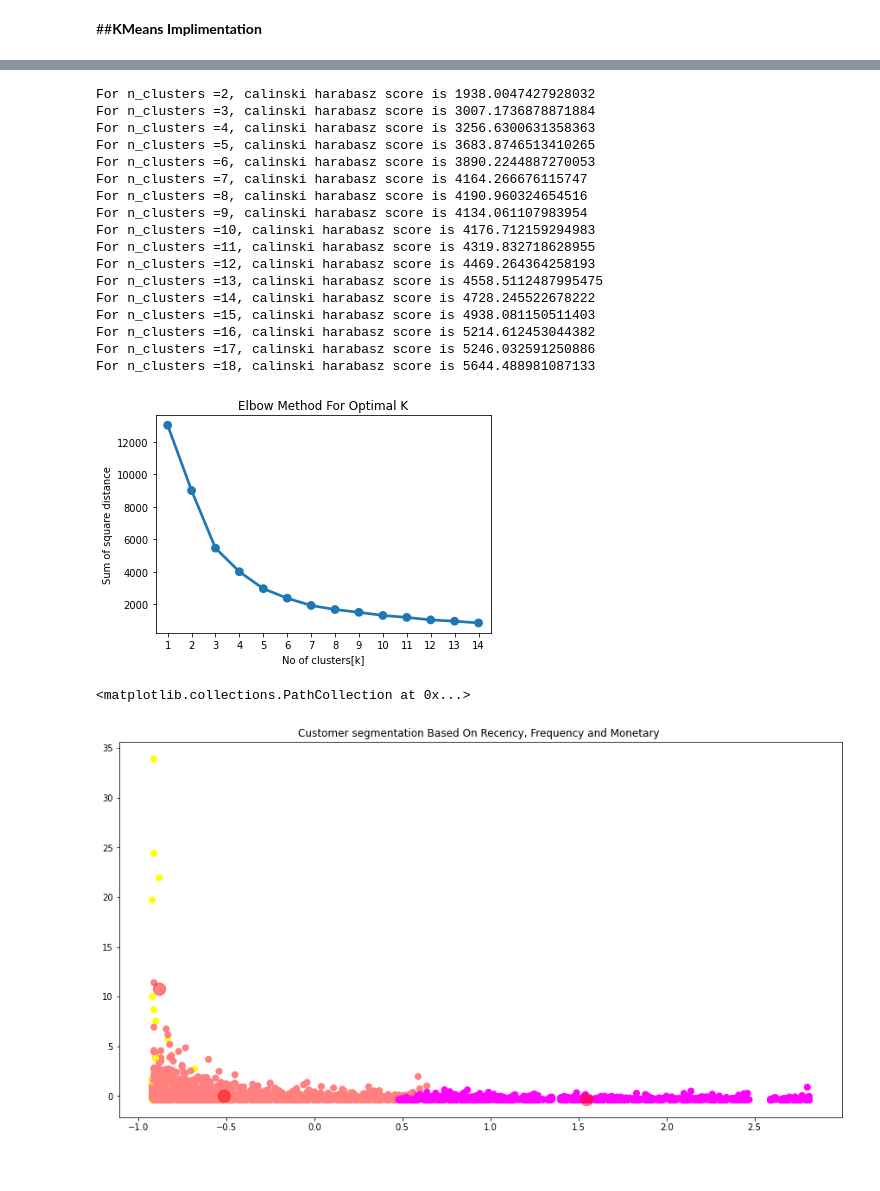
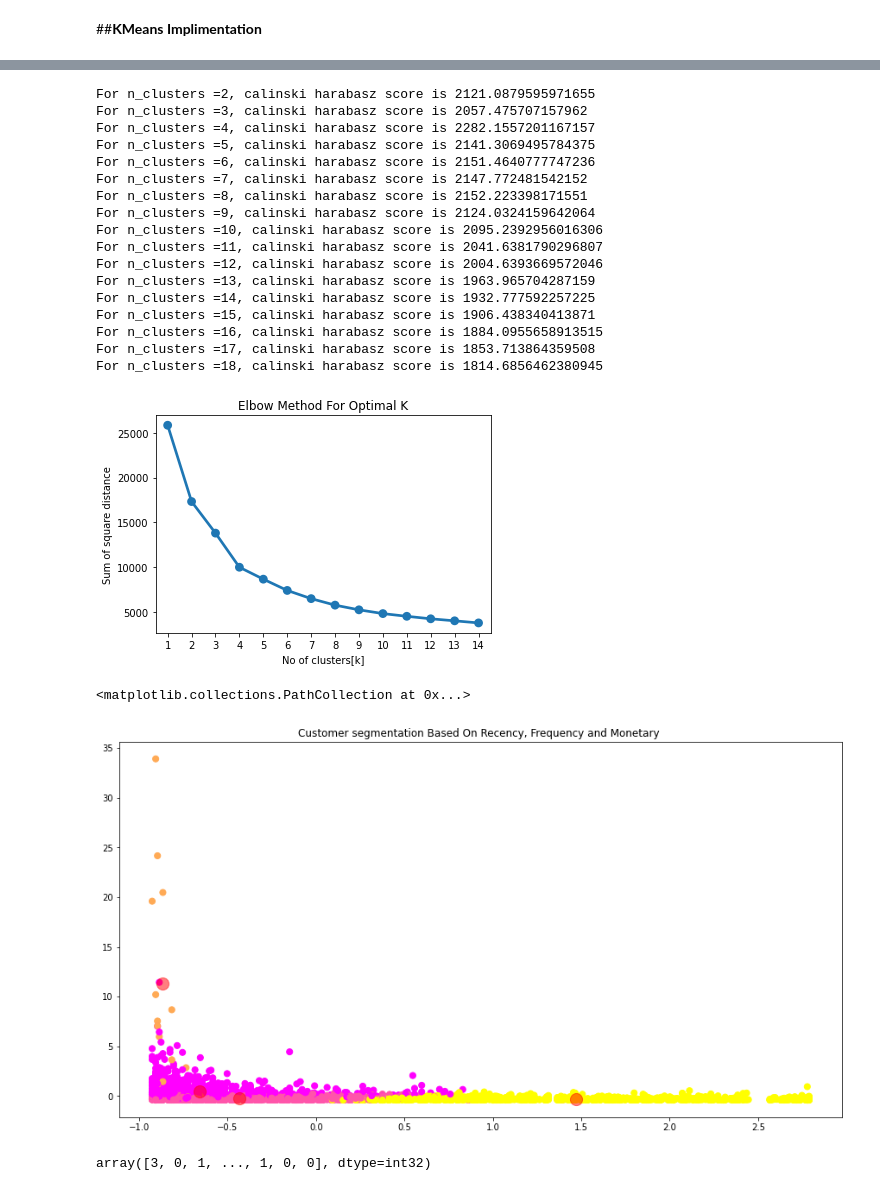
Before and after one commit to Mmbsaksd/Customer-segmentation, a Jupyter notebook: Customer_Segmentation.ipynb, the cells around one changed output, grey strips where cells are left out. Saved outputs shown, nothing was run; the diff lists cells and outputs as text; code cells hidden in the pictures.

```diff
--- a/Customer_Segmentation.ipynb
+++ b/Customer_Segmentation.ipynb
@@ -510,3 +520,7 @@ x_features.head()
 | 12348.0 | 96 | 31 | 1797.24 |
 | 12349.0 | 39 | 73 | 1757.55 |
 | 12350.0 | 331 | 17 | 334.40 |
+# %%
+import math
+rfm_df = x_features
+rfm_df = rfm_df[rfm_df['Monetary']>0]
@@ -513,8 +540,12 @@ x_features.head()
+# %%
+rfm_df['Recency_log'] = rfm_df['Recency'].apply(math.log)
+rfm_df['Frequency_log'] = rfm_df['Frequency'].apply(math.log)
+rfm_df['Monetary_log'] = rfm_df['Monetary'].apply(math.log)
 # %%
 #Preprocessing for k in kmeans
 #x_features = df[['Total_Amount','InvoiceNo']]
 scal_featues = StandardScaler()
-x = scal_featues.fit_transform(x_features)
+x = scal_featues.fit_transform(rfm_df)
 ran_n_cl = [2,3,4,5,6,7,8,9,10,11,12, 13, 14, 15,16,17,18]
 for n_clusters in ran_n_cl:
   kmeans_clust = KMeans(n_clusters = n_clusters)
@@ -524,23 +555,23 @@ for n_clusters in ran_n_cl:
   score = calinski_harabasz_score(x,pred)
   print("For n_clusters ={}, calinski harabasz score is {}".format(n_clusters,score))
 # %% [output]
-For n_clusters =2, calinski harabasz score is 1938.0047427928032
-For n_clusters =3, calinski harabasz score is 3007.1736878871884
-For n_clusters =4, calinski harabasz score is 3256.6300631358363
-For n_clusters =5, calinski harabasz score is 3683.8746513410265
-For n_clusters =6, calinski harabasz score is 3890.2244887270053
-For n_clusters =7, calinski harabasz score is 4164.266676115747
-For n_clusters =8, calinski harabasz score is 4190.960324654516
-For n_clusters =9, calinski harabasz score is 4134.061107983954
-For n_clusters =10, calinski harabasz score is 4176.712159294983
-For n_clusters =11, calinski harabasz score is 4319.832718628955
-For n_clusters =12, calinski harabasz score is 4469.264364258193
-For n_clusters =13, calinski harabasz score is 4558.5112487995475
-For n_clusters =14, calinski harabasz score is 4728.245522678222
-For n_clusters =15, calinski harabasz score is 4938.081150511403
-For n_clusters =16, calinski harabasz score is 5214.612453044382
-For n_clusters =17, calinski harabasz score is 5246.032591250886
-For n_clusters =18, calinski harabasz score is 5644.488981087133
+For n_clusters =2, calinski harabasz score is 2121.0879595971655
+For n_clusters =3, calinski harabasz score is 2057.475707157962
+For n_clusters =4, calinski harabasz score is 2282.1557201167157
+For n_clusters =5, calinski harabasz score is 2141.3069495784375
+For n_clusters =6, calinski harabasz score is 2151.4640777747236
+For n_clusters =7, calinski harabasz score is 2147.772481542152
+For n_clusters =8, calinski harabasz score is 2152.223398171551
+For n_clusters =9, calinski harabasz score is 2124.0324159642064
+For n_clusters =10, calinski harabasz score is 2095.2392956016306
+For n_clusters =11, calinski harabasz score is 2041.6381790296807
+For n_clusters =12, calinski harabasz score is 2004.6393669572046
+For n_clusters =13, calinski harabasz score is 1963.965704287159
+For n_clusters =14, calinski harabasz score is 1932.777592257225
+For n_clusters =15, calinski harabasz score is 1906.438340413871
+For n_clusters =16, calinski harabasz score is 1884.0955658913515
+For n_clusters =17, calinski harabasz score is 1853.713864359508
+For n_clusters =18, calinski harabasz score is 1814.6856462380945
 # %%
 #Plotting Elbow chart
 sum_sq_dt = {}
@@ -555,21 +586,25 @@ plt.xlabel('No of clusters[k]')
 plt.ylabel("Sum of square distance")
 plt.show()
 # %% [output]
-[figure, old version]
+[figure, new version]
 # %%
 #Implimenting kmeans with optimized k value
-kmeans = KMeans(n_clusters=3, init='k-means++',max_iter=1000)
+kmeans = KMeans(n_clusters=4, init='k-means++',max_iter=1000)
 y_kmeans = kmeans.fit_predict(x)
 
 #Plotting revised k value model
 plt.figure(figsize=(15,8))
 plt.title('Customer segmentation Based On Recency, Frequency and Monetary ')
 plt.scatter(x[:,0], x[:,1], c=y_kmeans, s=50, cmap='spring')
 
 centers = kmeans.cluster_centers_
 plt.scatter(centers[:,0], centers[:,1], c='red', s=200, alpha=0.5)
 # %% [output]
 <matplotlib.collections.PathCollection at 0x...>
-[figure, old version]
+[figure, new version]
+# %%
+kmeans.labels_
+# %% [output]
+array([3, 0, 1, ..., 1, 0, 0], dtype=int32)
 # %%
 #Initializing cluster columns
```
Also changed, not shown: parts of 36 cells of this notebook.
